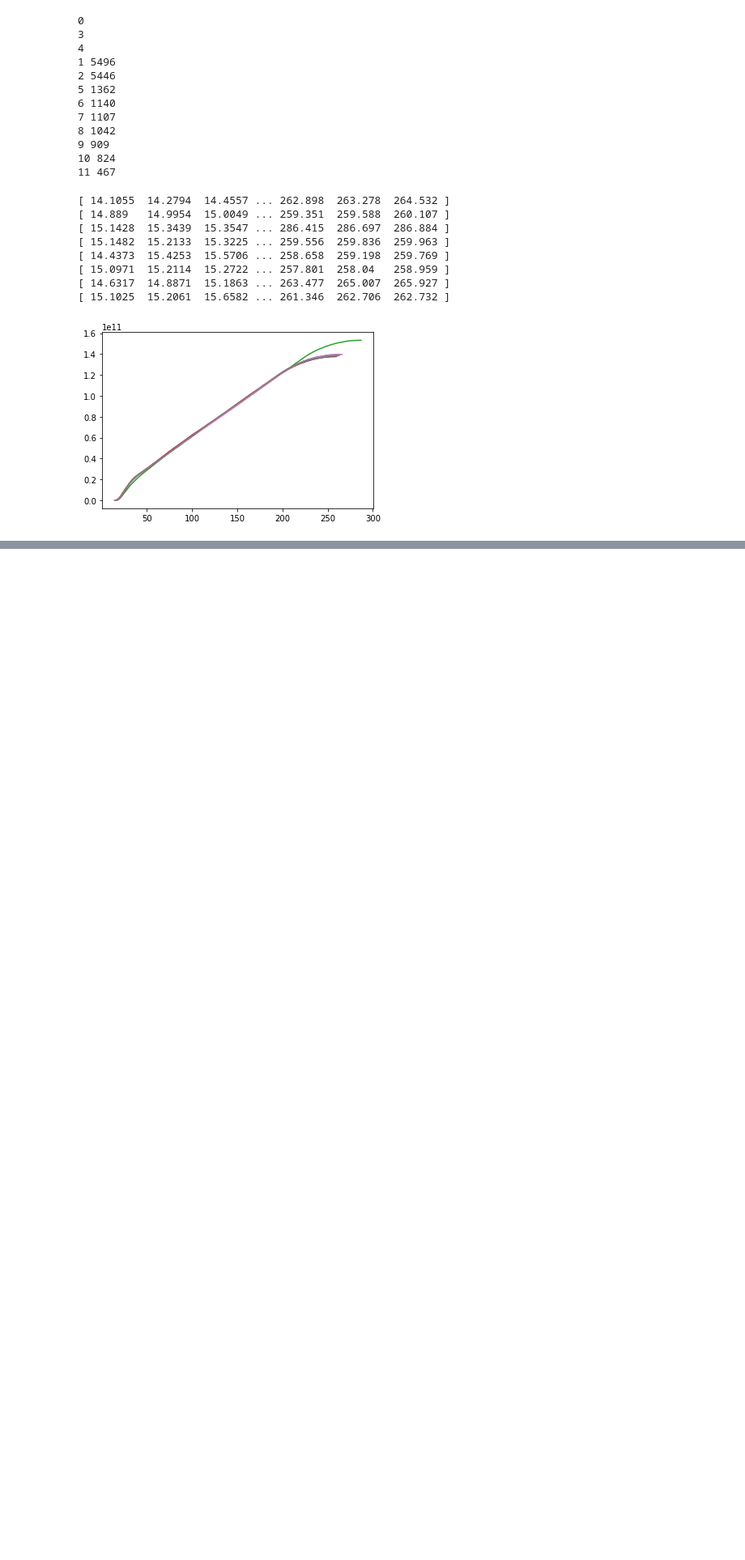
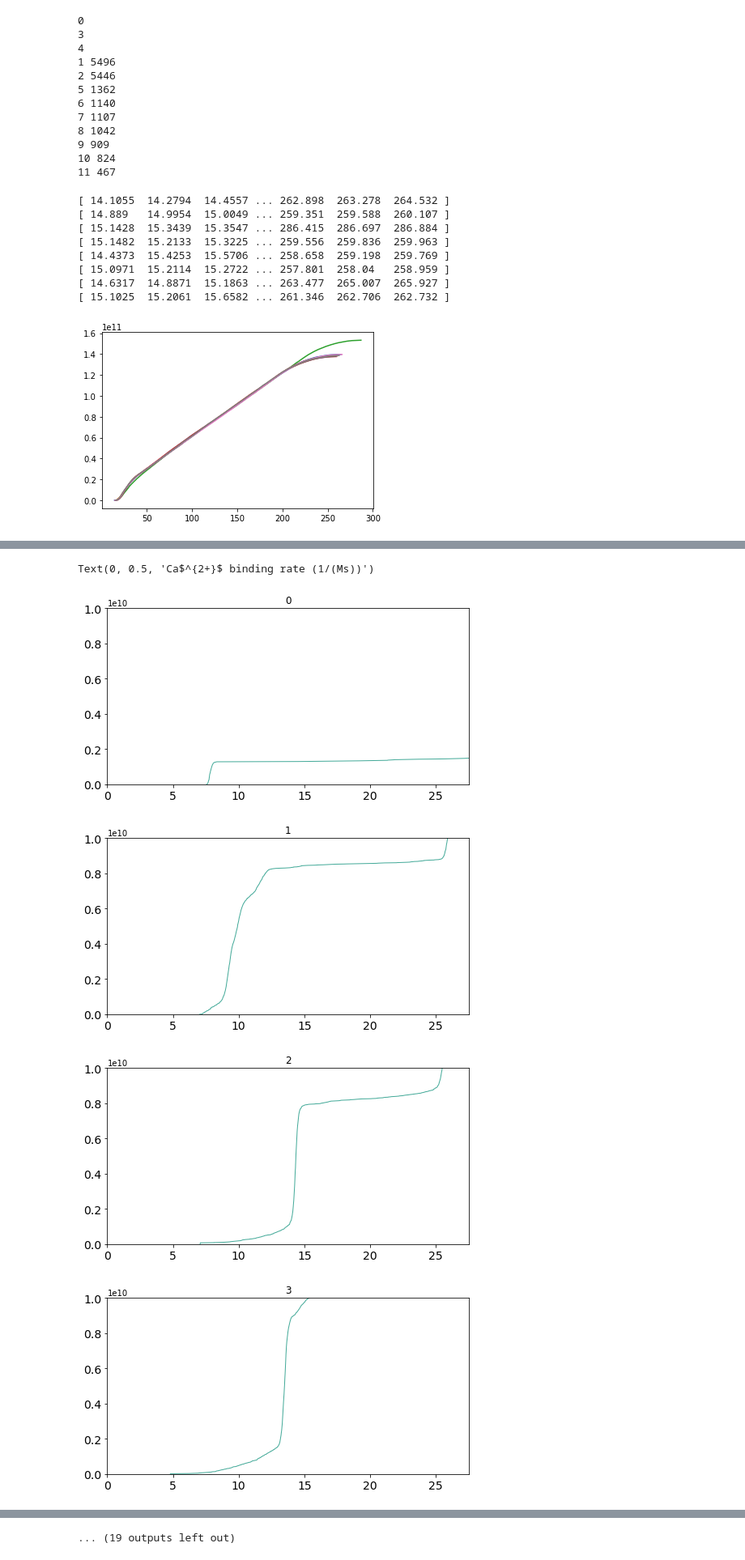
Before and after one commit to cmrg-lab/serca-atp-datp, a Jupyter notebook: ca_bd/Calcium_BD.ipynb, the cells around one changed output, grey strips where cells are left out. Shown at 81% size. Cells and saved outputs as stored; diff of their text form; code cells hidden in the pictures; blank space fills up the shorter version.

```diff
--- a/ca_bd/Calcium_BD.ipynb
+++ b/ca_bd/Calcium_BD.ipynb
@@ -7,6 +7,6 @@ import pandas as pd
 ATP_color = '#332288'
 dATP_color = '#44AA99'
 # %%
-ATP_cluster_df = pd.read_csv('/home/marcus/Documents/SERCA/serca-atp-datp/simulation_structures/stripped_trajectories/human_dATP/combined.cnumvtime.dat',
-                            delim_whitespace = True)
-ATP_cluster_df
+#ATP_cluster_df = pd.read_csv('/home/marcus/Documents/SERCA/serca-atp-datp/simulation_structures/stripped_trajectories/human_ATP/combined.cnumvtime.dat',
+                            #delim_whitespace = True)
+#ATP_cluster_df
@@ -124,0 +93,21 @@ dATP_final = np.loadtxt('dATP_Ca_i.csv')
+# %%
+
+for i in range(30):
+    figure1 = plt.subplots(figsize = (8,4))
+    plt.title(i)
+    plt.plot(results_list[i][:,0], results_list[i][:,1], color = dATP_color, linewidth = 1)
+#plt.plot(dATP_final[:,0], dATP_final[:,1], color = dATP_color, linewidth = 3, label = 'dATP')
+    plt.xlim(0,27.5)
+    plt.ylim(0,10e9)
+    plt.yticks(fontsize=14)
+    plt.xticks(fontsize=14)
+ax = plt.gca()
+
+plt.xlabel('Reaction Distance (A)', fontsize = 14)
+plt.ylabel('Ca$^{2+}$ binding rate (1/(Ms))', fontsize = 14)
+# %% [output]
+Text(0, 0.5, 'Ca$^{2+}$ binding rate (1/(Ms))')
+[figure, added]
+[figure, added]
+[figure, added]
+[figure, added]
@@ -125 +121,2 @@ dATP_final = np.loadtxt('dATP_Ca_i.csv')
+... (19 outputs left out)
 # %%
```
Also changed, not shown: parts of 55 cells of this notebook.
